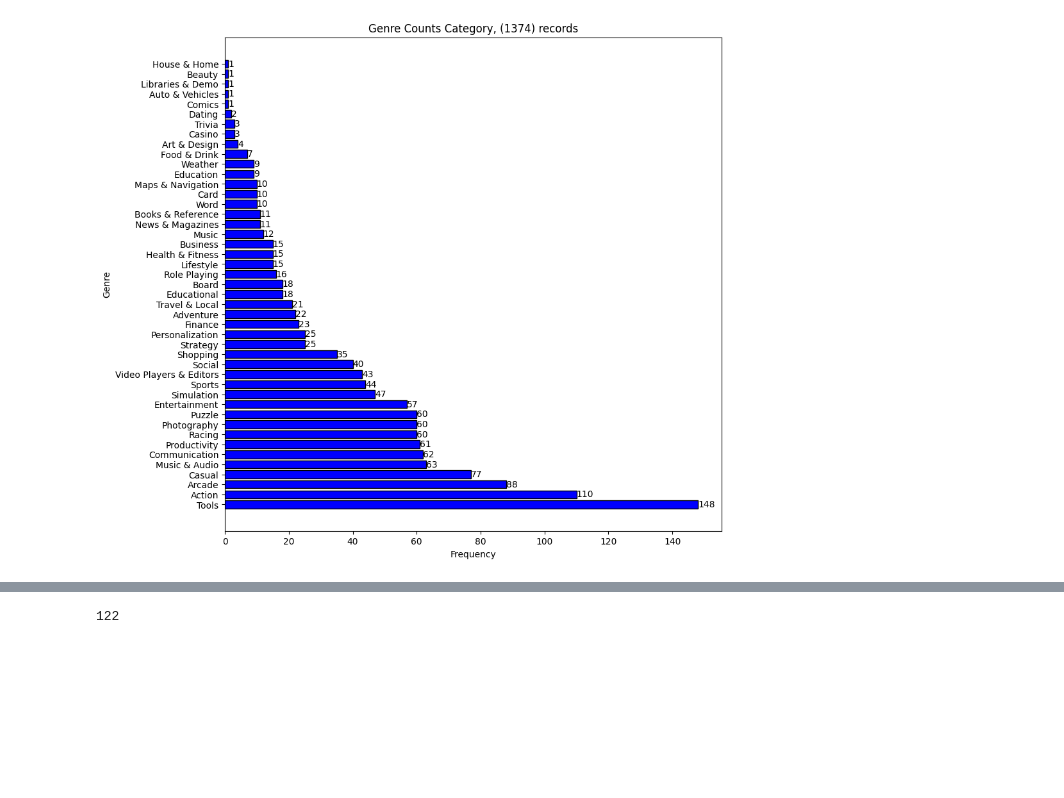
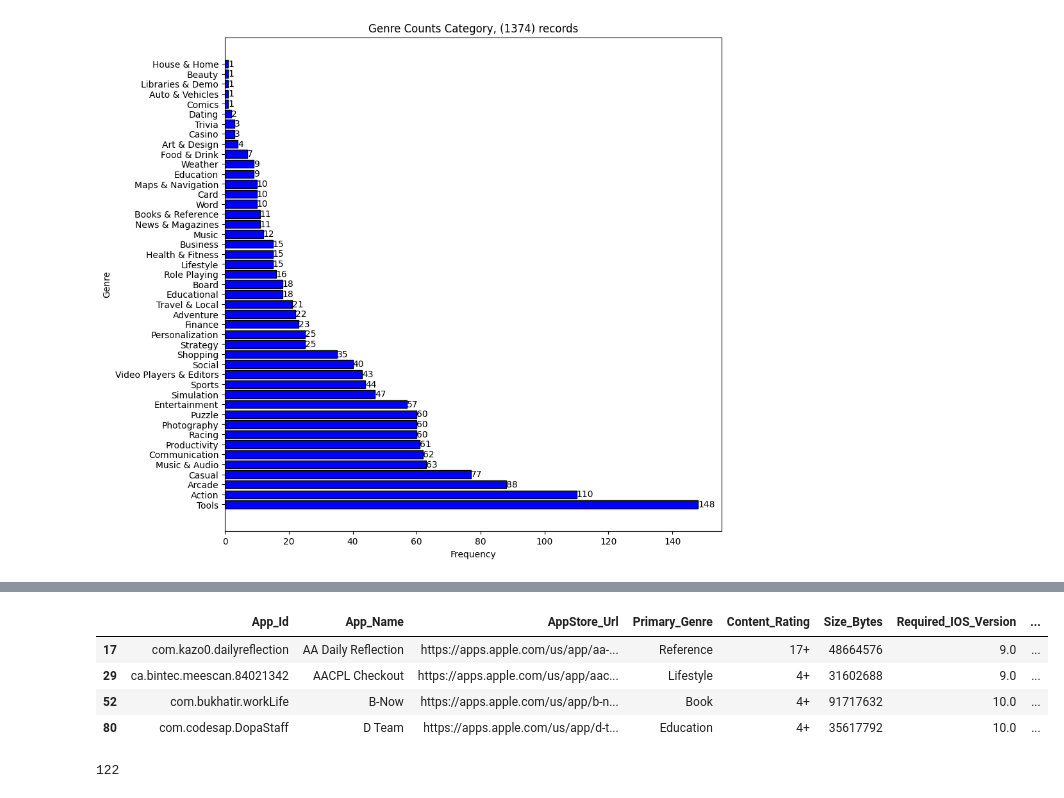
Before and after one commit to Michaelwwk/appStoreAnalytics, a Jupyter notebook: dataSources/EDA test.ipynb, the cells around one changed output, grey strips where cells are left out. Drawn from its saved outputs; the diff is of its cells as text; code cells hidden in the pictures; blank space fills up the shorter version.

```diff
--- a/dataSources/EDA test.ipynb
+++ b/dataSources/EDA test.ipynb
@@ -344,3 +329,12 @@ apple.head(5)
+# %%
+# apple['AppStore_Url'].head(5)
+apple_filter4.head(4)
+# %% [output]
+|  | App_Id | App_Name | AppStore_Url | Primary_Genre | Content_Rating | Size_Bytes | Required_IOS_Version | ... |
+| 17 | com.kazo0.dailyreflection | AA Daily Reflection | https://apps.apple.com/us/app/aa-... | Reference | 17+ | 48664576 | 9.0 | ... |
+| 29 | ca.bintec.meescan.84021342 | AACPL Checkout | https://apps.apple.com/us/app/aac... | Lifestyle | 4+ | 31602688 | 9.0 | ... |
+| 52 | com.bukhatir.workLife | B-Now | https://apps.apple.com/us/app/b-n... | Book | 4+ | 91717632 | 10.0 | ... |
+| 80 | com.codesap.DopaStaff | D Team | https://apps.apple.com/us/app/d-t... | Education | 4+ | 35617792 | 10.0 | ... |
 # %%
 column_list = list(google_live1_cleaned['title'])
 len(column_list)
```
Also changed, not shown: parts of 2 cells of this notebook, 1 other file.
